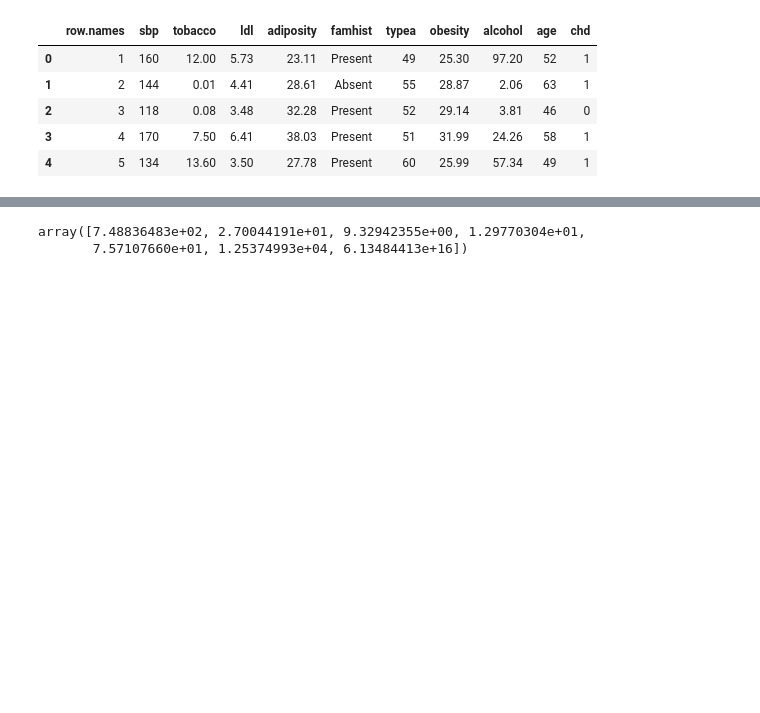
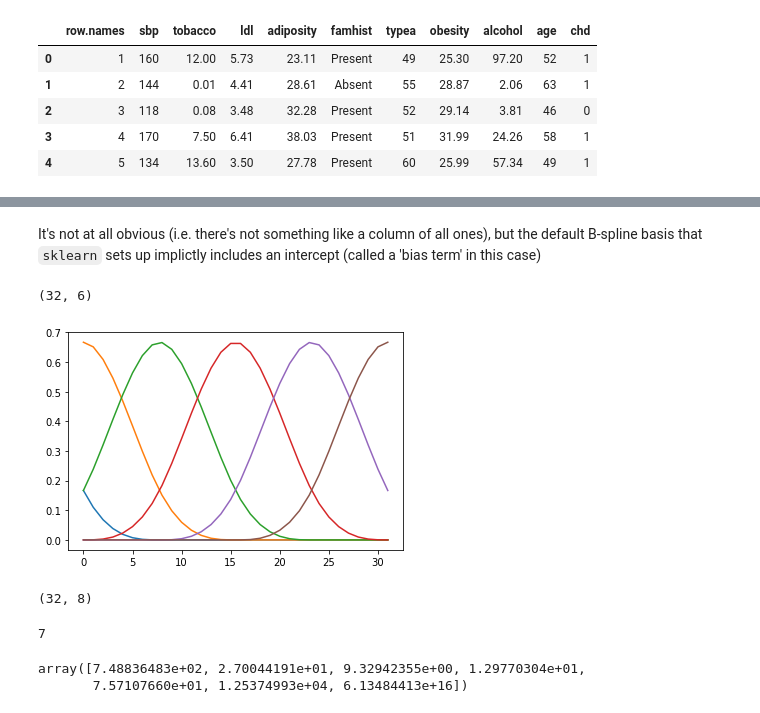
Before and after one commit to bbolker/stat790, a Jupyter notebook: code/logistic_predvar.ipynb, the cells around one changed output, grey strips where cells are left out. Drawn from its saved outputs; the diff is of its cells as text; code cells hidden in the pictures; blank space fills up the shorter version.

```diff
--- a/code/logistic_predvar.ipynb
+++ b/code/logistic_predvar.ipynb
@@ -60,3 +54,21 @@ splines.knots
+# %% [markdown]
+It's not at all obvious (i.e. there's not something like a column of all ones), but the default B-spline basis that `sklearn` sets up implictly includes an intercept (called a 'bias term' in this case)
+# %%
+H_noint = SplineTransformer(n_knots = 5, degree = 3, include_bias = False).fit_transform(xrange[:, np.newaxis])
+plt.plot(H_noint);
+H_noint.shape
+# %% [output]
+(32, 6)
+[figure, added]
+# %%
+## what happens if we add an intercept?
+H_aug = add_intercept(spline_transform)
+print(H_aug.shape)
+np.linalg.matrix_rank(H_aug)
+## uh-oh ...
+# %% [output]
+(32, 8)
+7
 # %%
 variance
 # %% [output]
```
Also changed, not shown: parts of 3 cells of this notebook.
